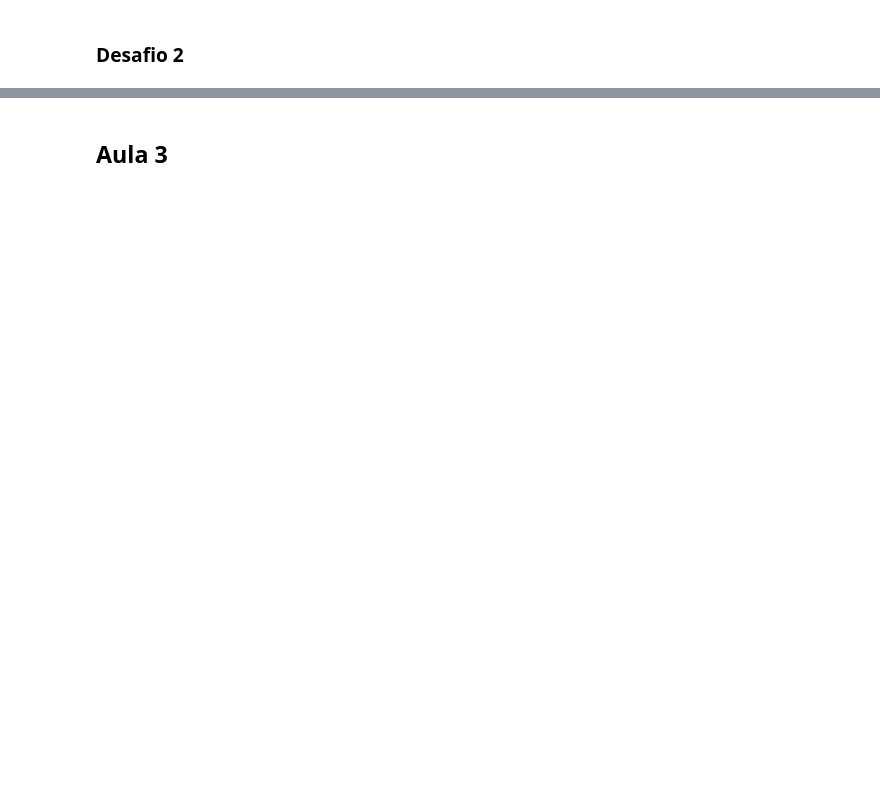
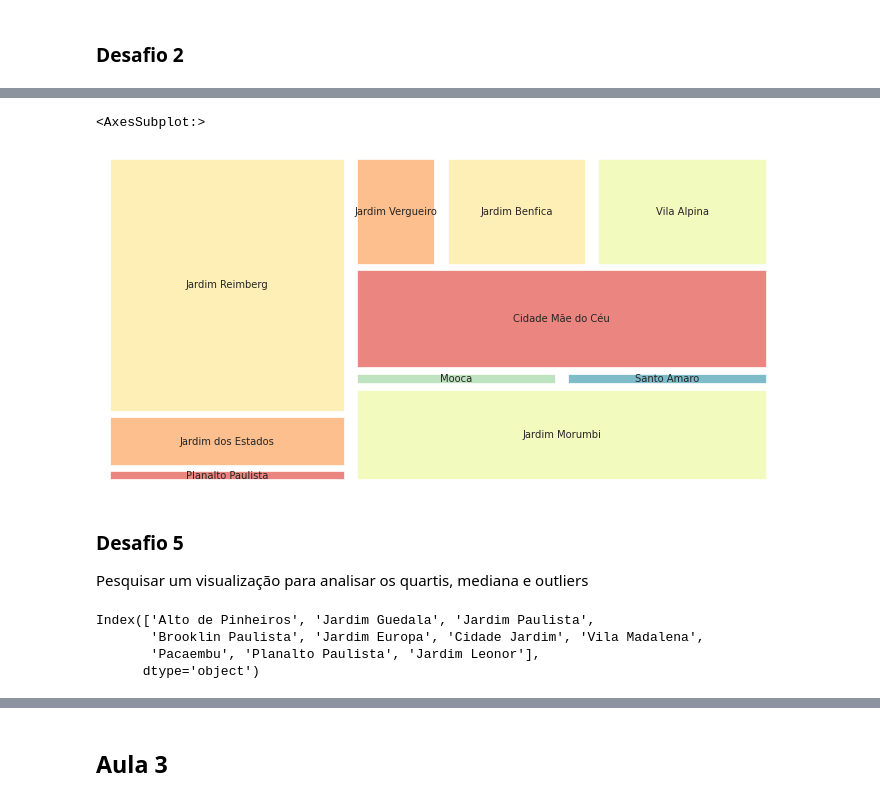
Before and after one commit to kaioschi/imersao_dados_4, a Jupyter notebook: Imersao_dados_4_organizado.ipynb, the cells around one changed output, grey strips where cells are left out. Drawn from its saved outputs; the diff is of its cells as text; code cells hidden in the pictures; blank space fills up the shorter version.

```diff
--- a/Imersao_dados_4_organizado.ipynb
+++ b/Imersao_dados_4_organizado.ipynb
@@ -395,0 +691,26 @@ Name: Bairro, Length: 394, dtype: int64
+# %%
+# um treemap com amostras aleatórias da contagem da quantidade de ocorrências de cada bairro no dataframe
+
+plt.figure(figsize=(12, 6))
+plt.axis("off")  # para remover os eixos numéricos, meio que inúteis nesse gráfico
+squarify.plot(sizes = dados["Bairro"].value_counts().sample(10),
+              color = sns.color_palette("Spectral"),
+              label = dados["Bairro"],
+              pad = 1,
+              text_kwargs={'fontsize': 10},
+              alpha = .7)
+# %% [output]
+<AxesSubplot:>
+[figure, added]
+# %% [markdown]
+### Desafio 5
+Pesquisar um visualização para analisar os quartis, mediana e outliers
+# %%
+# contando os valores dos 10 bairros que mais ocorrem no dataframe e criando um índice desses bairros
+bairro_top = dados["Bairro"].value_counts()[:10].index
+bairro_top
+# %% [output]
+Index(['Alto de Pinheiros', 'Jardim Guedala', 'Jardim Paulista',
+       'Brooklin Paulista', 'Jardim Europa', 'Cidade Jardim', 'Vila Madalena',
+       'Pacaembu', 'Planalto Paulista', 'Jardim Leonor'],
+      dtype='object')
```
Also changed, not shown: parts of 71 cells of this notebook.
